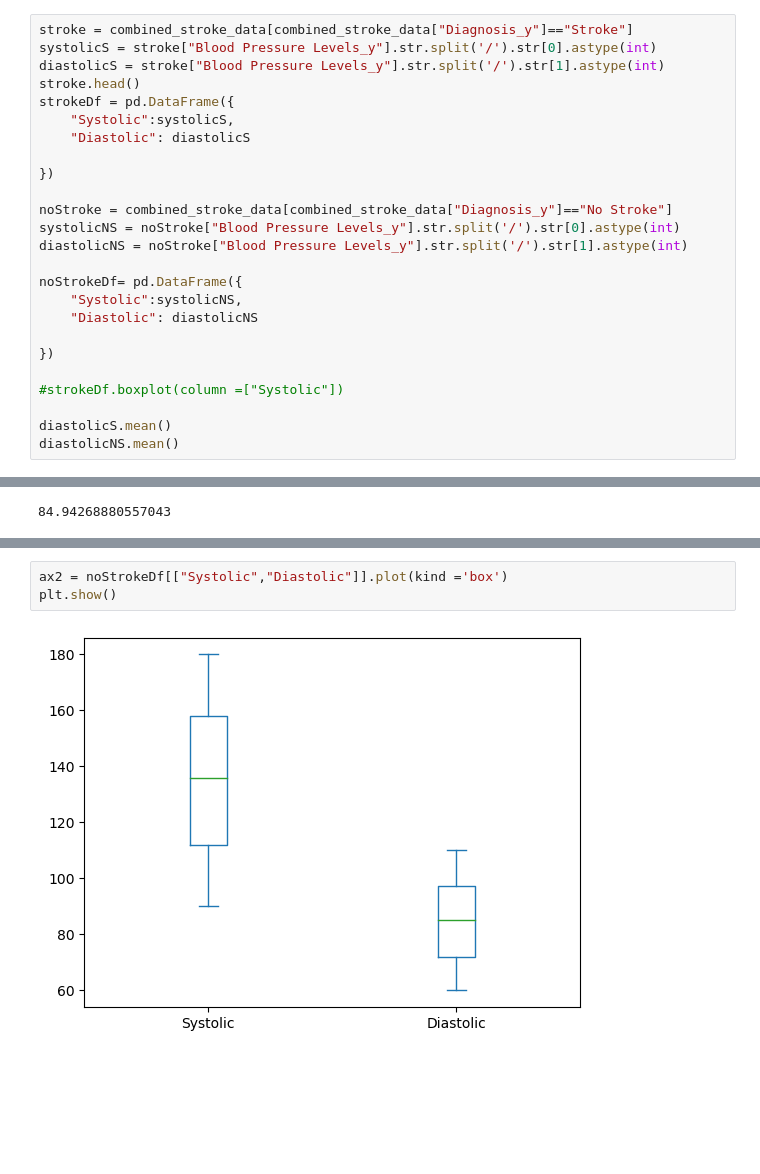
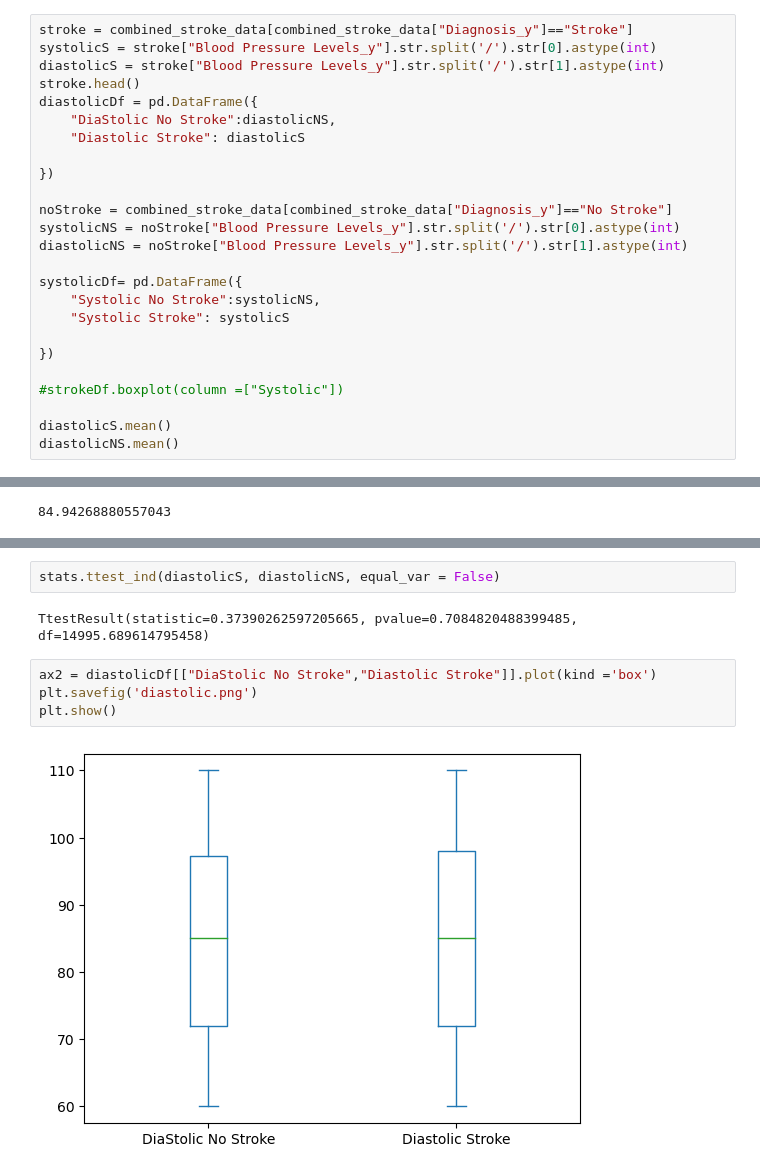
Before and after one commit to eeneedles/group-two-project-one, a Jupyter notebook: Blood pressure and stroke correlation.ipynb, the cells around one changed output, grey strips where cells are left out. Saved outputs shown, nothing was run; the diff lists cells and outputs as text; blank space fills up the shorter version.

```diff
--- a/Blood pressure and stroke correlation.ipynb
+++ b/Blood pressure and stroke correlation.ipynb
@@ -54,9 +54,9 @@ stroke = combined_stroke_data[combined_stroke_data["Diagnosis_y"]=="Stroke"]
 systolicS = stroke["Blood Pressure Levels_y"].str.split('/').str[0].astype(int)
 diastolicS = stroke["Blood Pressure Levels_y"].str.split('/').str[1].astype(int)
 stroke.head()
-strokeDf = pd.DataFrame({
-    "Systolic":systolicS,
-    "Diastolic": diastolicS
+diastolicDf = pd.DataFrame({
+    "DiaStolic No Stroke":diastolicNS,
+    "Diastolic Stroke": diastolicS
 
 })
 
@@ -64,9 +64,9 @@ noStroke = combined_stroke_data[combined_stroke_data["Diagnosis_y"]=="No Stroke"
 systolicNS = noStroke["Blood Pressure Levels_y"].str.split('/').str[0].astype(int)
 diastolicNS = noStroke["Blood Pressure Levels_y"].str.split('/').str[1].astype(int)
 
-noStrokeDf= pd.DataFrame({
-    "Systolic":systolicNS,
-    "Diastolic": diastolicNS
+systolicDf= pd.DataFrame({
+    "Systolic No Stroke":systolicNS,
+    "Systolic Stroke": systolicS
 
 })
 
@@ -88,5 +89,10 @@ plt.show()
+# %%
+stats.ttest_ind(diastolicS, diastolicNS, equal_var = False)
+# %% [output]
+TtestResult(statistic=0.37390262597205665, pvalue=0.7084820488399485, df=14995.689614795458)
 # %%
-ax2 = noStrokeDf[["Systolic","Diastolic"]].plot(kind ='box')
+ax2 = diastolicDf[["DiaStolic No Stroke","Diastolic Stroke"]].plot(kind ='box')
+plt.savefig('diastolic.png')
 plt.show()
 # %% [output]
-[figure, old version]
+[figure, new version]
```
Also changed, not shown: parts of 2 cells of this notebook, 7 other files.
